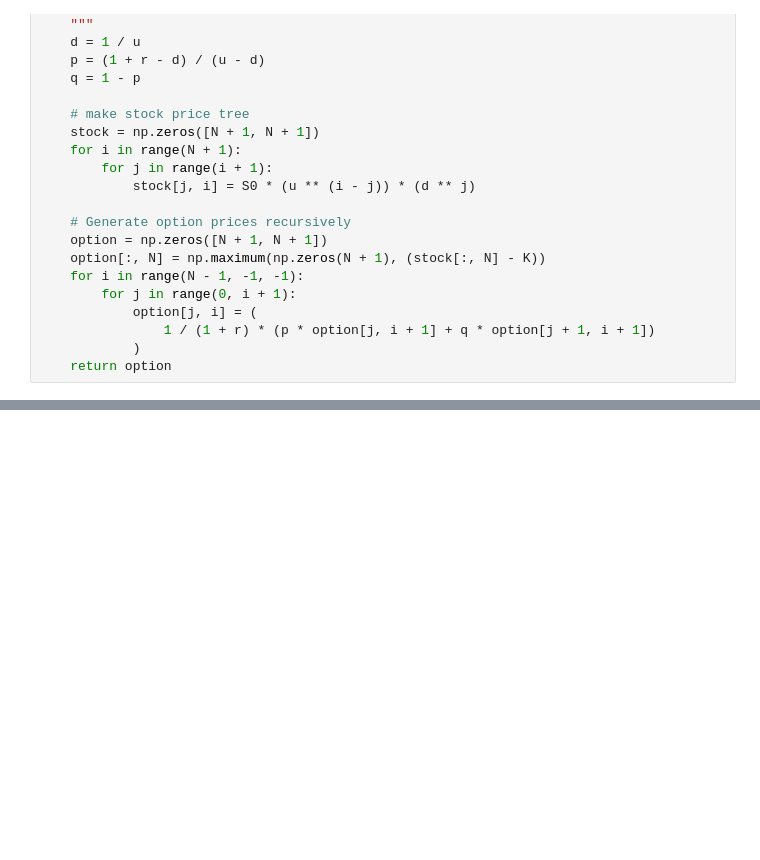
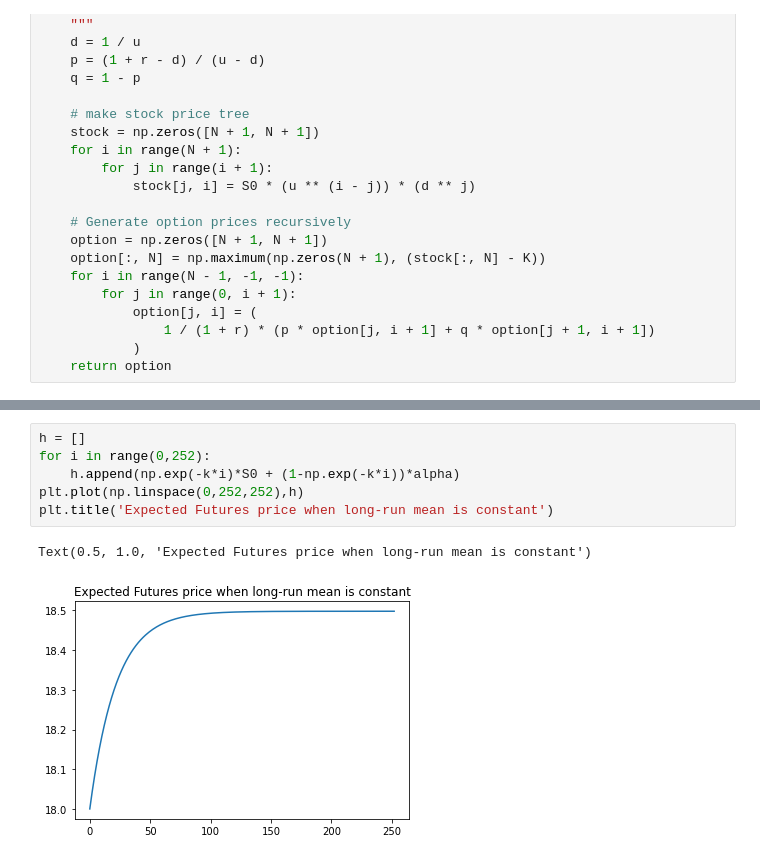
Before and after one commit to angusmit/UCL_Master_Dissertation, a Jupyter notebook: test.ipynb, the cells around one changed output, grey strips where cells are left out. Cells and saved outputs as stored; diff of their text form; blank space fills up the shorter version.

```diff
--- a/test.ipynb
+++ b/test.ipynb
@@ -202,0 +233,9 @@ array([[1.00038725e+02, 1.20035121e+02, 1.44031841e+02, ...,
+# %%
+h = []
+for i in range(0,252):
+    h.append(np.exp(-k*i)*S0 + (1-np.exp(-k*i))*alpha)
+plt.plot(np.linspace(0,252,252),h)
+plt.title('Expected Futures price when long-run mean is constant')
+# %% [output]
+Text(0.5, 1.0, 'Expected Futures price when long-run mean is constant')
+[figure, added]
```
Also changed, not shown: parts of 16 cells of this notebook.
